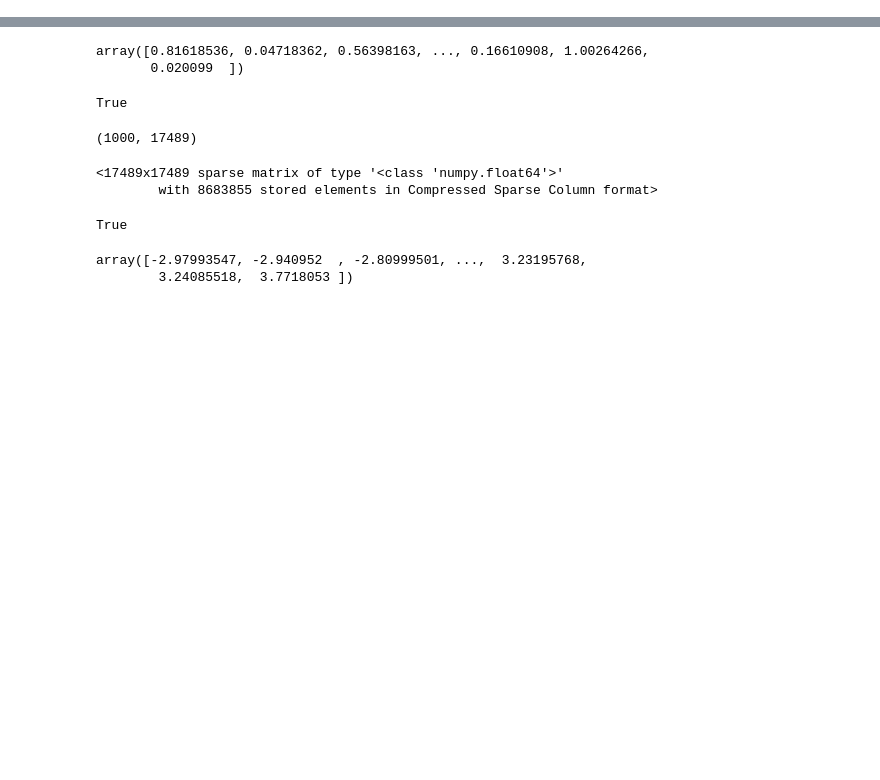
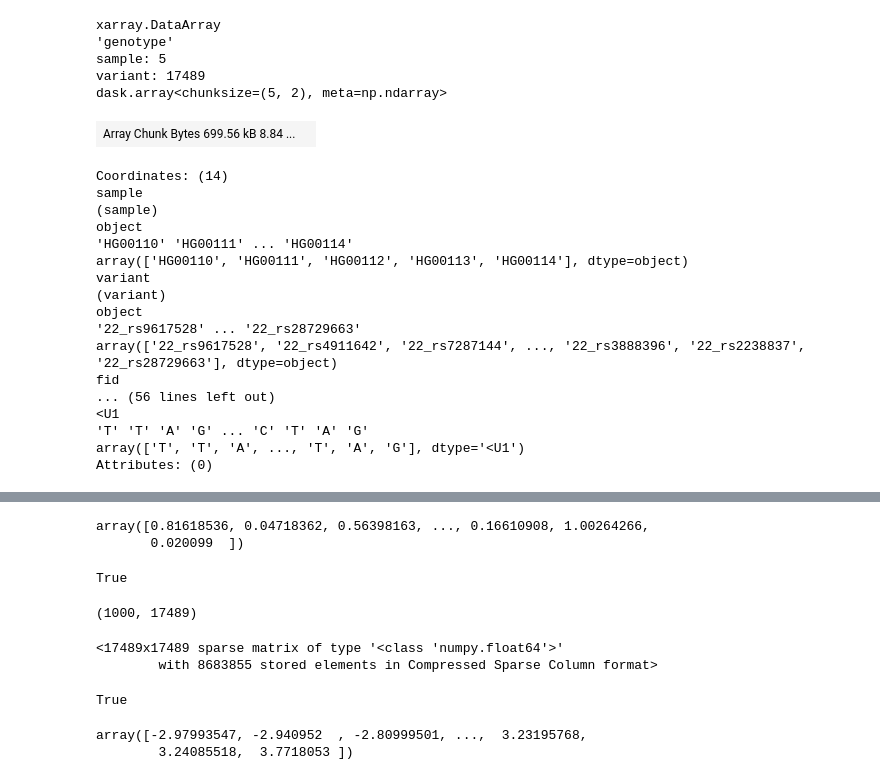
Before and after one commit to shz9/magenpy, a Jupyter notebook: notebooks/Experiments.ipynb, the cells around one changed output, grey strips where cells are left out. Cells and saved outputs as stored; diff of their text form; code cells hidden in the pictures; blank space fills up the shorter version.

```diff
--- a/notebooks/Experiments.ipynb
+++ b/notebooks/Experiments.ipynb
@@ -15,6 +13,7 @@ ImportError: attempted relative import with no known parent package
 # %%
-gs = GWASSimulator("../data/genotype_data/1000G.EUR.QC.22",
-                   keep_snps="../data/w_snplist_no_MHC.snplist.bz2")
+gs = GWASSimulator("../../data/genotype_data/1000G.EUR.QC.22",
+                   keep_snps="../../data/w_snplist_no_MHC.snplist.bz2")
 gs.simulate()
+gs.genotypes
 # %% [output]
 > Reading genotype files...
@@ -22,3 +39,26 @@ gs.simulate()
-# %%
-gs.update_ld_regularization(10.)
-gs.simulate(n=1000)
+# %%
+gs.genotypes[0]['G'][10:15, :]
+# %% [output]
+xarray.DataArray
+'genotype'
+sample: 5
+variant: 17489
+dask.array<chunksize=(5, 2), meta=np.ndarray>
+| Array Chunk Bytes 699.56 kB 8.84 ... |  |
+Coordinates: (14)
+sample
+(sample)
+object
+'HG00110' 'HG00111' ... 'HG00114'
+array(['HG00110', 'HG00111', 'HG00112', 'HG00113', 'HG00114'], dtype=object)
+variant
+(variant)
+object
+'22_rs9617528' ... '22_rs28729663'
+array(['22_rs9617528', '22_rs4911642', '22_rs7287144', ..., '22_rs3888396', '22_rs2238837', '22_rs28729663'], dtype=object)
+fid
+... (56 lines left out)
+<U1
+'T' 'T' 'A' 'G' ... 'C' 'T' 'A' 'G'
+array(['T', 'T', 'A', ..., 'T', 'A', 'G'], dtype='<U1')
+Attributes: (0)
```
Also changed, not shown: parts of 21 cells of this notebook, 2 other files.
